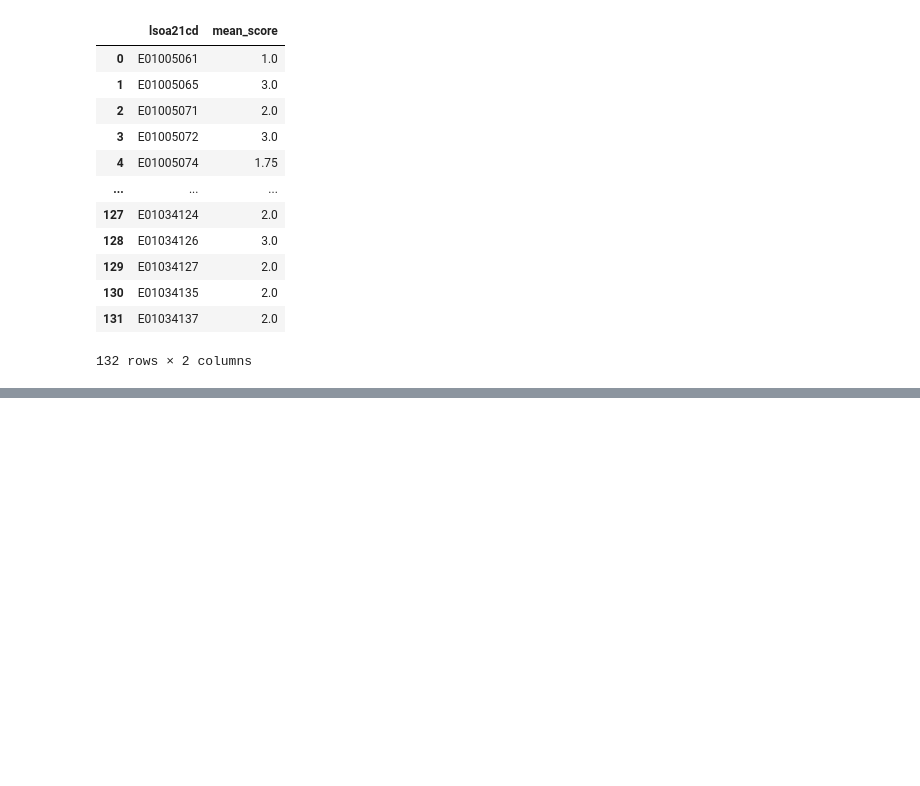
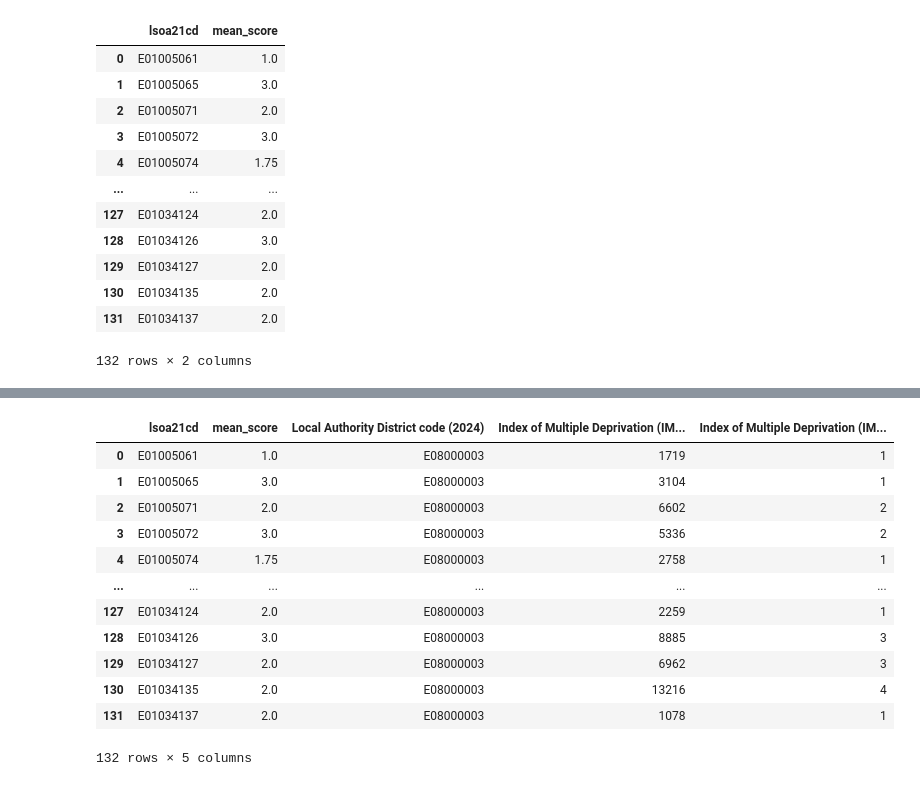
Before and after one commit to jonathanskuy/manchester-property-vs-education, a Jupyter notebook: notebooks/manchester_property_vs_education.ipynb, the cells around one changed output, grey strips where cells are left out. Cells and saved outputs as stored; diff of their text form; code cells hidden in the pictures; blank space fills up the shorter version.

```diff
--- a/notebooks/manchester_property_vs_education.ipynb
+++ b/notebooks/manchester_property_vs_education.ipynb
@@ -641,0 +662,20 @@ df_lsoa_ofsted
+# %%
+# Merging the IMD dataset into df_ofsted_lsoa
+
+df_lsoa_ofsted_imd = df_lsoa_ofsted.merge(df_imd_filtered, on='lsoa21cd', how='left')
+
+df_lsoa_ofsted_imd
+# %% [output]
+|  | lsoa21cd | mean_score | Local Authority District code (2024) | Index of Multiple Deprivation (IM... | Index of Multiple Deprivation (IM... |
+| 0 | E01005061 | 1.0 | E08000003 | 1719 | 1 |
+| 1 | E01005065 | 3.0 | E08000003 | 3104 | 1 |
+| 2 | E01005071 | 2.0 | E08000003 | 6602 | 2 |
+| 3 | E01005072 | 3.0 | E08000003 | 5336 | 2 |
+| 4 | E01005074 | 1.75 | E08000003 | 2758 | 1 |
+| ... | ... | ... | ... | ... | ... |
+| 127 | E01034124 | 2.0 | E08000003 | 2259 | 1 |
+| 128 | E01034126 | 3.0 | E08000003 | 8885 | 3 |
+| 129 | E01034127 | 2.0 | E08000003 | 6962 | 3 |
+| 130 | E01034135 | 2.0 | E08000003 | 13216 | 4 |
+| 131 | E01034137 | 2.0 | E08000003 | 1078 | 1 |
+132 rows × 5 columns
```
Also changed, not shown: parts of 2 cells of this notebook.
